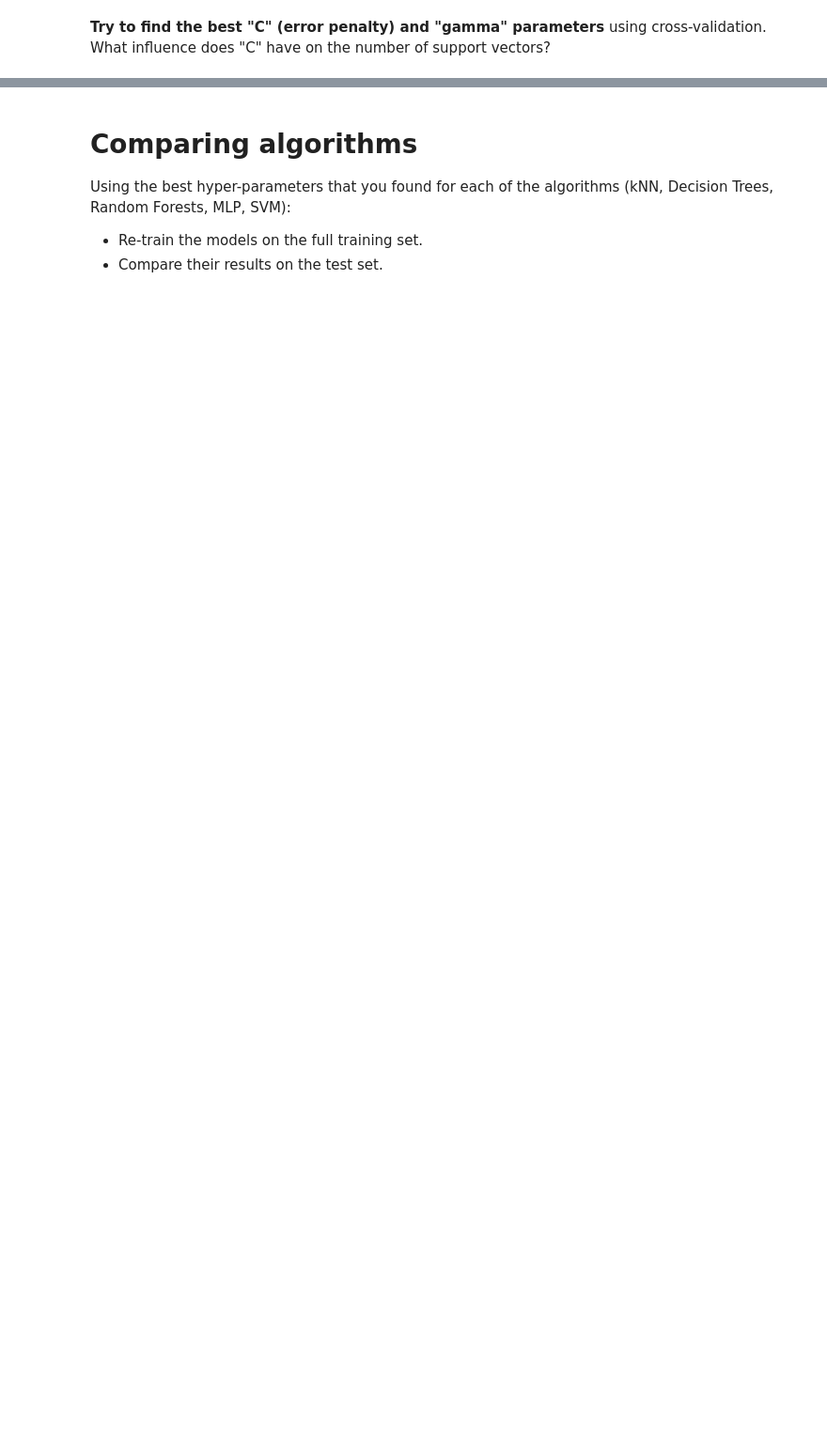
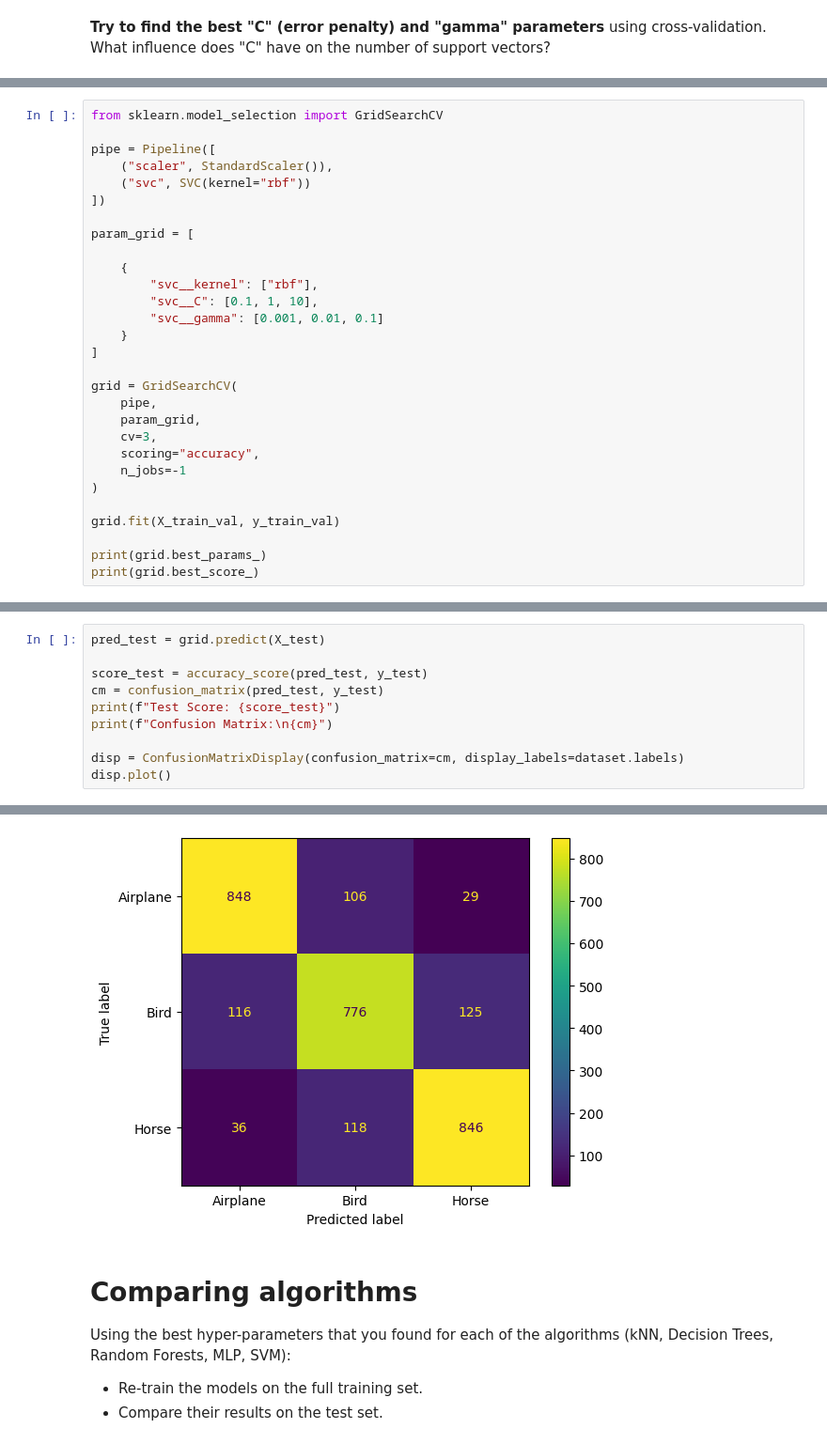
Before and after one commit to liseregn/INFO_H501, a Jupyter notebook: docs/LABS/ML3_SVM.ipynb, the cells around one changed output, grey strips where cells are left out. Shown at 94% size. Cells and saved outputs as stored; diff of their text form; blank space fills up the shorter version.

```diff
--- a/docs/LABS/ML3_SVM.ipynb
+++ b/docs/LABS/ML3_SVM.ipynb
@@ -32,0 +101,29 @@ from sklearn.model_selection import StratifiedKFold
+# %%
+from sklearn.model_selection import GridSearchCV
+
+pipe = Pipeline([
+    ("scaler", StandardScaler()),
+    ("svc", SVC(kernel="rbf"))
+])
+
+param_grid = [
+
+    {
+        "svc__kernel": ["rbf"],
+        "svc__C": [0.1, 1, 10],
+        "svc__gamma": [0.001, 0.01, 0.1]
+    }
+]
+
+grid = GridSearchCV(
+    pipe,
+    param_grid,
+    cv=3,
+    scoring="accuracy",
+    n_jobs=-1
+)
+
+grid.fit(X_train_val, y_train_val)
+
+print(grid.best_params_)
+print(grid.best_score_)
@@ -32,0 +133,11 @@ from sklearn.model_selection import StratifiedKFold
+# %%
+pred_test = grid.predict(X_test)
+
+score_test = accuracy_score(pred_test, y_test)
+cm = confusion_matrix(pred_test, y_test)
+print(f"Test Score: {score_test}")
+print(f"Confusion Matrix:\n{cm}")
+
+disp = ConfusionMatrixDisplay(confusion_matrix=cm, display_labels=dataset.labels)
+disp.plot()
+# %% [output]
@@ -33,3 +150,4 @@ from sklearn.model_selection import StratifiedKFold
+[figure, added]
 # %% [markdown]
 # Comparing algorithms
 
```
Also changed, not shown: parts of 18 cells of this notebook, 1 other file.
